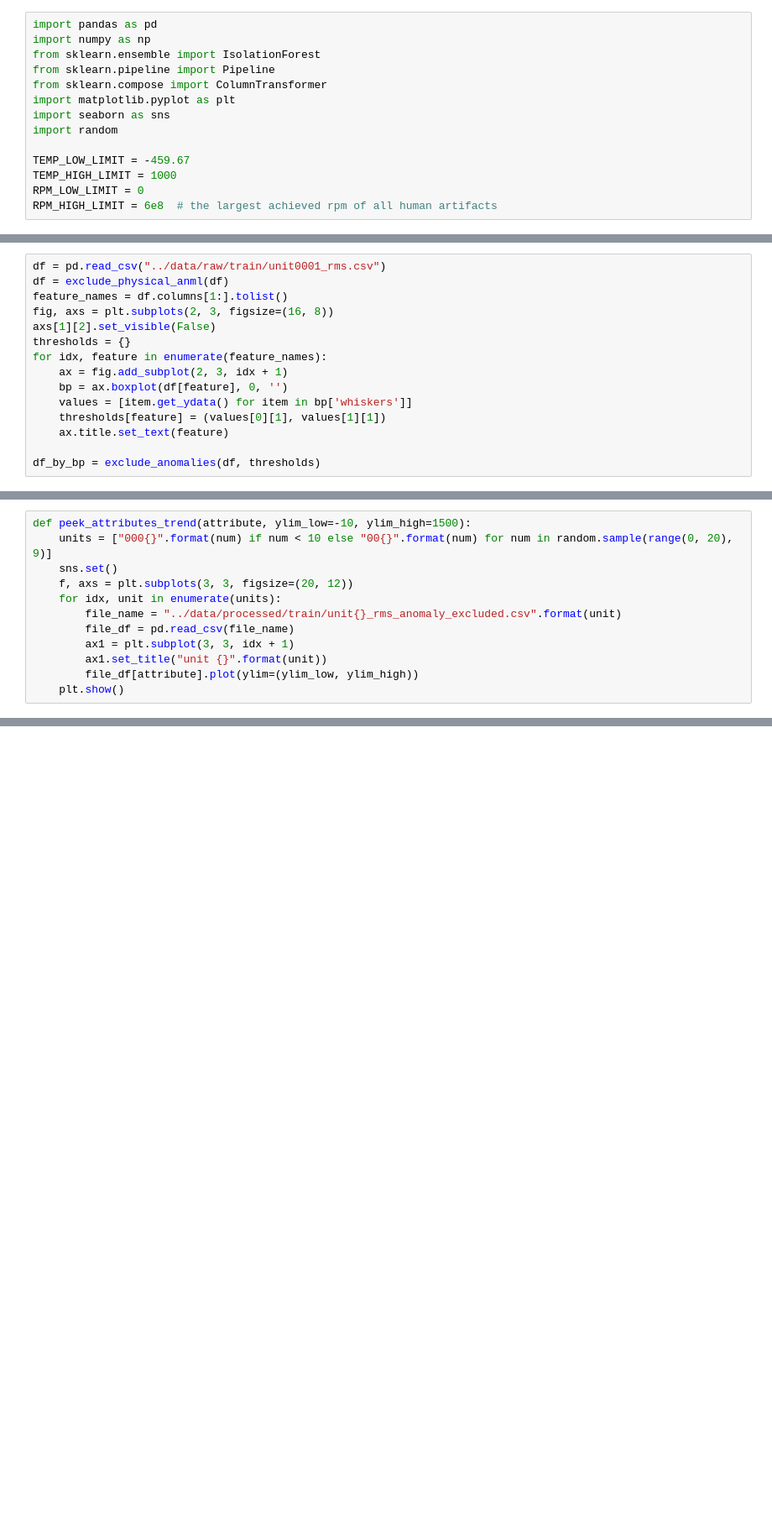
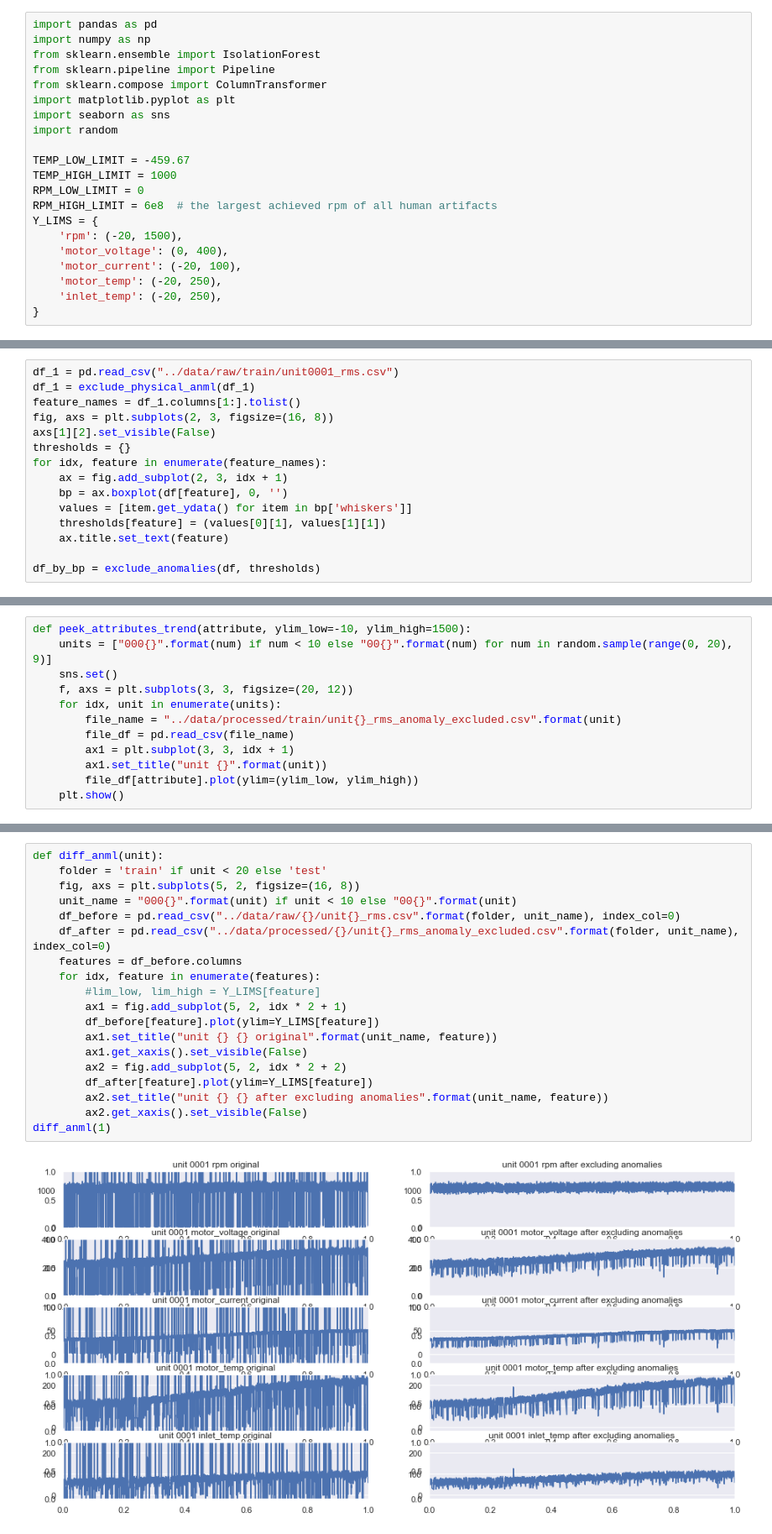
Before and after one commit to telenovelachuan/predictive_widget_maintenance, a Jupyter notebook: notebooks/anomaly detection.ipynb, the cells around one changed output, grey strips where cells are left out. Shown at 84% size. Cells and saved outputs as stored; diff of their text form; blank space fills up the shorter version.

Commit message:
update anomaly detection

```diff
--- a/notebooks/anomaly detection.ipynb
+++ b/notebooks/anomaly detection.ipynb
@@ -12,6 +12,13 @@ TEMP_LOW_LIMIT = -459.67
 TEMP_HIGH_LIMIT = 1000
 RPM_LOW_LIMIT = 0
 RPM_HIGH_LIMIT = 6e8  # the largest achieved rpm of all human artifacts
+Y_LIMS = {
+    'rpm': (-20, 1500),
+    'motor_voltage': (0, 400),
+    'motor_current': (-20, 100),
+    'motor_temp': (-20, 250),
+    'inlet_temp': (-20, 250),
+}
 # %%
 def exclude_physical_anml(df):
     result = df[(df['motor_temp'] > TEMP_LOW_LIMIT) & (df['inlet_temp'] > TEMP_LOW_LIMIT) & (df['rpm'] > 0) & (df['rpm'] < RPM_HIGH_LIMIT)]
@@ -72,9 +79,9 @@ peek_attributes_trend('rpm', ylim_low=-500, ylim_high=1500)
 # %% [markdown]
 Anomaly detection using boxplot
 # %%
-df = pd.read_csv("../data/raw/train/unit0001_rms.csv")
-df = exclude_physical_anml(df)
-feature_names = df.columns[1:].tolist()
+df_1 = pd.read_csv("../data/raw/train/unit0001_rms.csv")
+df_1 = exclude_physical_anml(df_1)
+feature_names = df_1.columns[1:].tolist()
 fig, axs = plt.subplots(2, 3, figsize=(16, 8))
 axs[1][2].set_visible(False)
 thresholds = {}
@@ -218,0 +264,21 @@ peek_attributes_trend('rpm', ylim_low=750, ylim_high=1300)
+# %%
+def diff_anml(unit):
+    folder = 'train' if unit < 20 else 'test'
+    fig, axs = plt.subplots(5, 2, figsize=(16, 8))
+    unit_name = "000{}".format(unit) if unit < 10 else "00{}".format(unit)
+    df_before = pd.read_csv("../data/raw/{}/unit{}_rms.csv".format(folder, unit_name), index_col=0)
+    df_after = pd.read_csv("../data/processed/{}/unit{}_rms_anomaly_excluded.csv".format(folder, unit_name), index_col=0)
+    features = df_before.columns
+    for idx, feature in enumerate(features):
+        #lim_low, lim_high = Y_LIMS[feature]
+        ax1 = fig.add_subplot(5, 2, idx * 2 + 1)
+        df_before[feature].plot(ylim=Y_LIMS[feature])
+        ax1.set_title("unit {} {} original".format(unit_name, feature))
+        ax1.get_xaxis().set_visible(False)
+        ax2 = fig.add_subplot(5, 2, idx * 2 + 2)
+        df_after[feature].plot(ylim=Y_LIMS[feature])
+        ax2.set_title("unit {} {} after excluding anomalies".format(unit_name, feature))
+        ax2.get_xaxis().set_visible(False)
+diff_anml(1)
+# %% [output]
+[figure, added]
```
Also changed, not shown: parts of 5 cells of this notebook, 50 other files.
